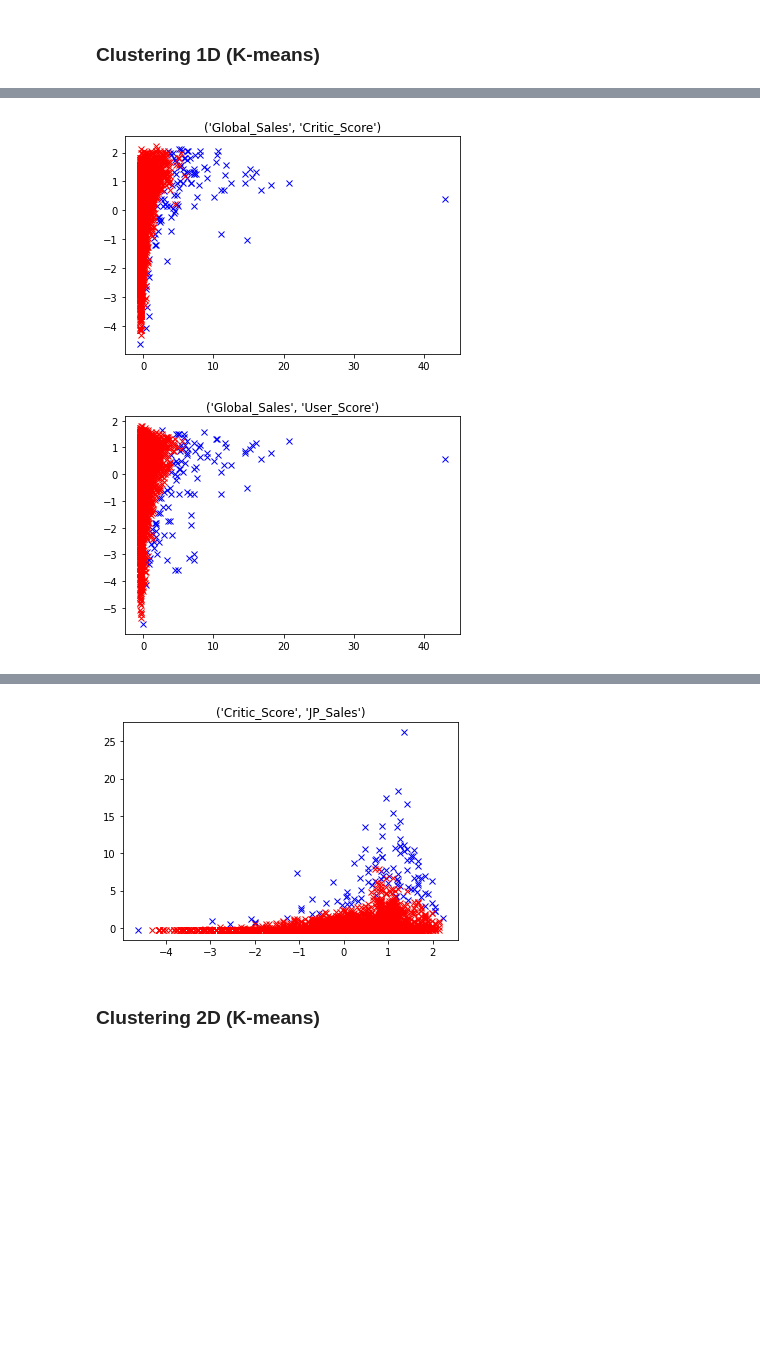
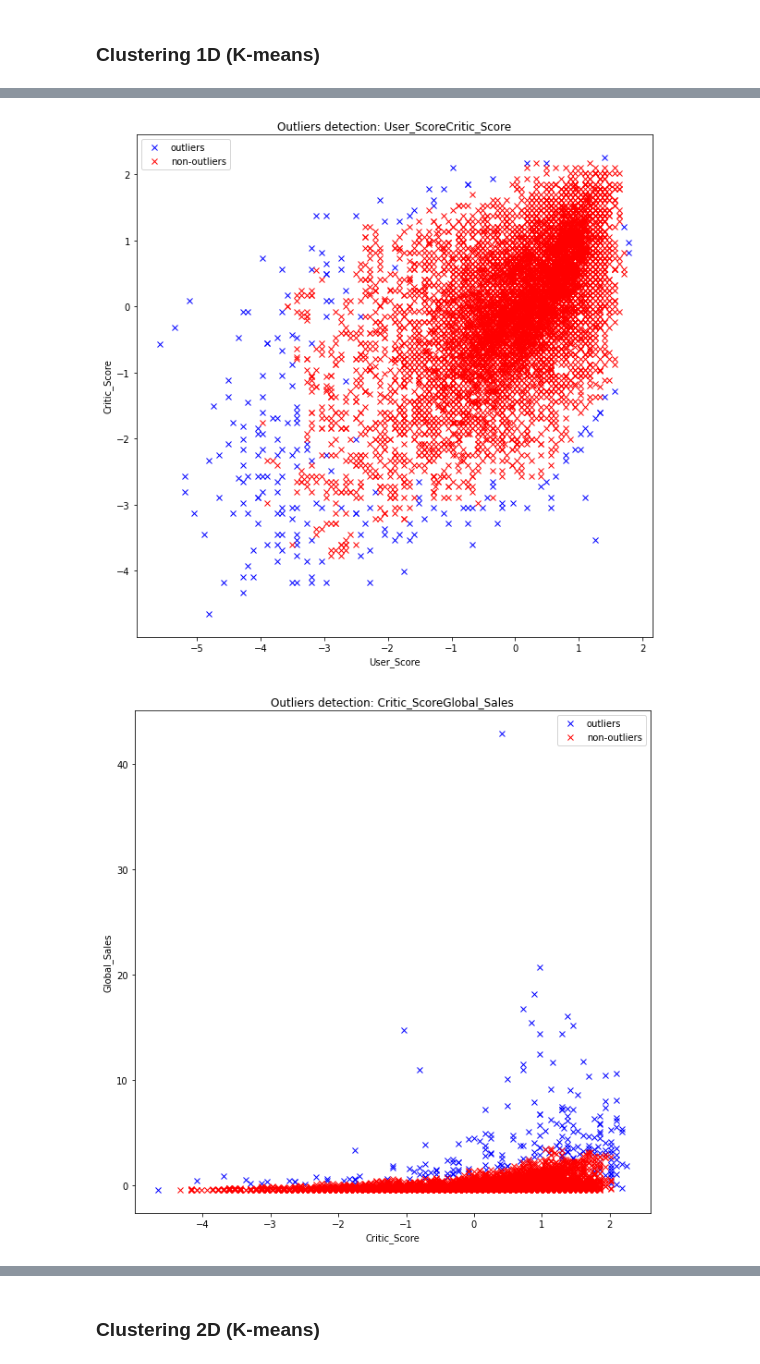
Before and after one commit to Loniowsky/Data-Mining-Project, a Jupyter notebook: scripts/notebooks/data_analysis.ipynb, the cells around one changed output, grey strips where cells are left out. Saved outputs shown, nothing was run; the diff lists cells and outputs as text; code cells hidden in the pictures; blank space fills up the shorter version.

```diff
--- a/scripts/notebooks/data_analysis.ipynb
+++ b/scripts/notebooks/data_analysis.ipynb
@@ -3,6 +3,9 @@ import pandas as pd
 from common.outliers import *
 from common.clustering import *
 from common.standardization import *
+import matplotlib
+
+matplotlib.rcParams['figure.figsize'] = [10, 10]
 # %% [markdown]
 ### Load dataset from file
 Please note that the `_preprocessed` file is required. To use this notebook
@@ -129,19 +132,14 @@ for index, column in enumerate(k_means_columns):
 # %%
 k_neighbours = 5
-r_percentage = 0.01
-nearest_neighbours_columns = [("Global_Sales", "Critic_Score"),
-                              ("Global_Sales", "User_Score"),
-                              ("User_Score", "Critic_Score"),
-                              ("Critic_Score", "JP_Sales")]
+r_percentage = 0.02
+nearest_neighbours_columns = [("User_Score", "Critic_Score"),
+                              ("Critic_Score", "Global_Sales"),
+                              ("User_Score", "Global_Sales")]
 outliers_for_each_pair = []
 for column_pair in nearest_neighbours_columns:
     outliers, non_outliers = find_outliers_in_two_columns(data, column_pair, k_neighbours, r_percentage)
     outliers_for_each_pair.append(outliers)
-
-    plt.figure()
-    plt.plot(outliers[column_pair[0]], outliers[column_pair[1]], 'x', c='b')
-    plt.plot(non_outliers[column_pair[0]], non_outliers[column_pair[1]], 'x', c='r')
-    plt.title(column_pair)
+    plot_2d_data_with_outliers(outliers, non_outliers, column_pair)
 # %% [output]
-[figure, old version]
+[figure, new version]
-[figure, old version]
+[figure, new version]
@@ -149,4 +147,3 @@ for column_pair in nearest_neighbours_columns:
-[figure, removed]
 # %% [markdown]
 ### Clustering 2D (K-means)
 # %%
```
Also changed, not shown: parts of 10 cells of this notebook, 4 other files.
